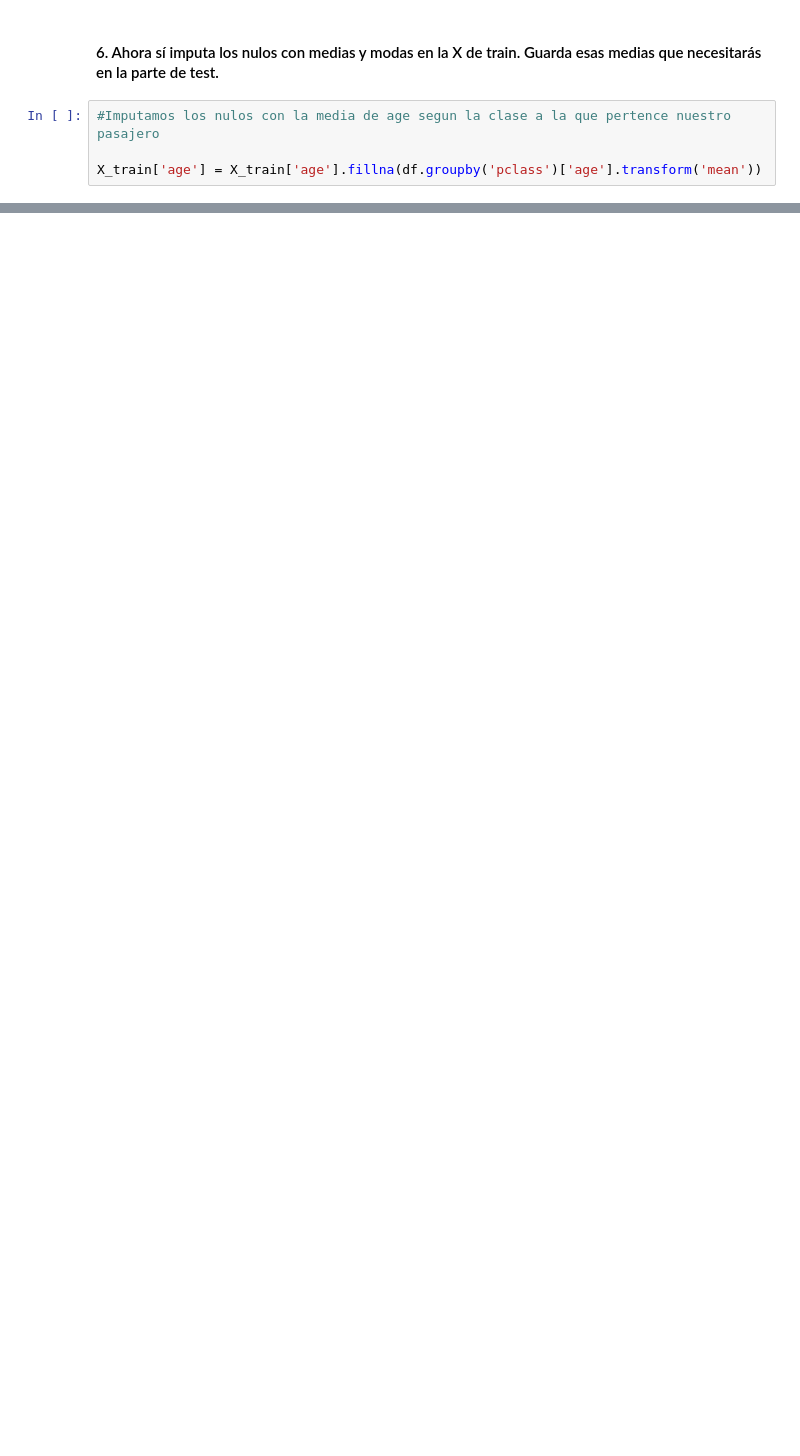
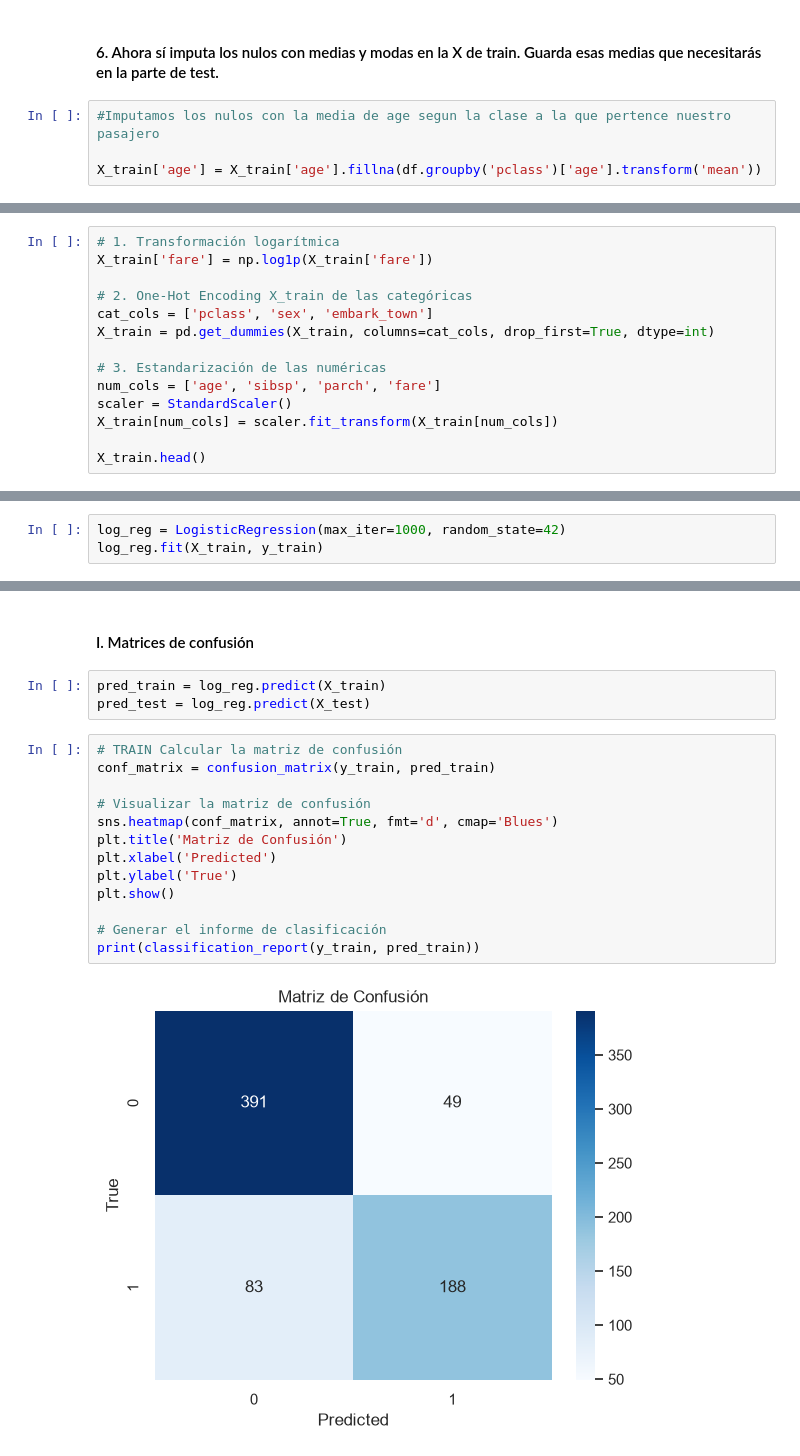
Before and after one commit to jorgeshzhndz/DS-Repo-JorgeSanchez, a Jupyter notebook: 04_Machine_Learning/02_ML_Supervisado/03_Clasificacion_con_Regresion_Logistica/ejercicios/P01_Practica_Clasificacion_Regresion_Logistica.ipynb, the cells around one changed output, grey strips where cells are left out. Saved outputs shown, nothing was run; the diff lists cells and outputs as text; blank space fills up the shorter version.

Commit message:
P01_Practica_Regresion_Logistica

```diff
--- a/04_Machine_Learning/02_ML_Supervisado/03_Clasificacion_con_Regresion_Logistica/ejercicios/P01_Practica_Clasificacion_Regresion_Logistica.ipynb
+++ b/04_Machine_Learning/02_ML_Supervisado/03_Clasificacion_con_Regresion_Logistica/ejercicios/P01_Practica_Clasificacion_Regresion_Logistica.ipynb
@@ -181,0 +239,14 @@ X_train['age'] = X_train['age'].fillna(df.groupby('pclass')['age'].transform('me
+# %%
+# 1. Transformación logarítmica
+X_train['fare'] = np.log1p(X_train['fare'])
+
+# 2. One-Hot Encoding X_train de las categóricas
+cat_cols = ['pclass', 'sex', 'embark_town']
+X_train = pd.get_dummies(X_train, columns=cat_cols, drop_first=True, dtype=int)
+
+# 3. Estandarización de las numéricas
+num_cols = ['age', 'sibsp', 'parch', 'fare']
+scaler = StandardScaler()
+X_train[num_cols] = scaler.fit_transform(X_train[num_cols])
+
+X_train.head()
@@ -181,0 +269,3 @@ X_train['age'] = X_train['age'].fillna(df.groupby('pclass')['age'].transform('me
+# %%
+log_reg = LogisticRegression(max_iter=1000, random_state=42)
+log_reg.fit(X_train, y_train)
@@ -181,0 +276,20 @@ X_train['age'] = X_train['age'].fillna(df.groupby('pclass')['age'].transform('me
+# %% [markdown]
+#### I. Matrices de confusión
+# %%
+pred_train = log_reg.predict(X_train)
+pred_test = log_reg.predict(X_test)
+# %%
+# TRAIN Calcular la matriz de confusión
+conf_matrix = confusion_matrix(y_train, pred_train)
+
+# Visualizar la matriz de confusión
+sns.heatmap(conf_matrix, annot=True, fmt='d', cmap='Blues')
+plt.title('Matriz de Confusión')
+plt.xlabel('Predicted')
+plt.ylabel('True')
+plt.show()
+
+# Generar el informe de clasificación
+print(classification_report(y_train, pred_train))
+# %% [output]
+[figure, added]
```
Also changed, not shown: parts of 19 cells of this notebook.
